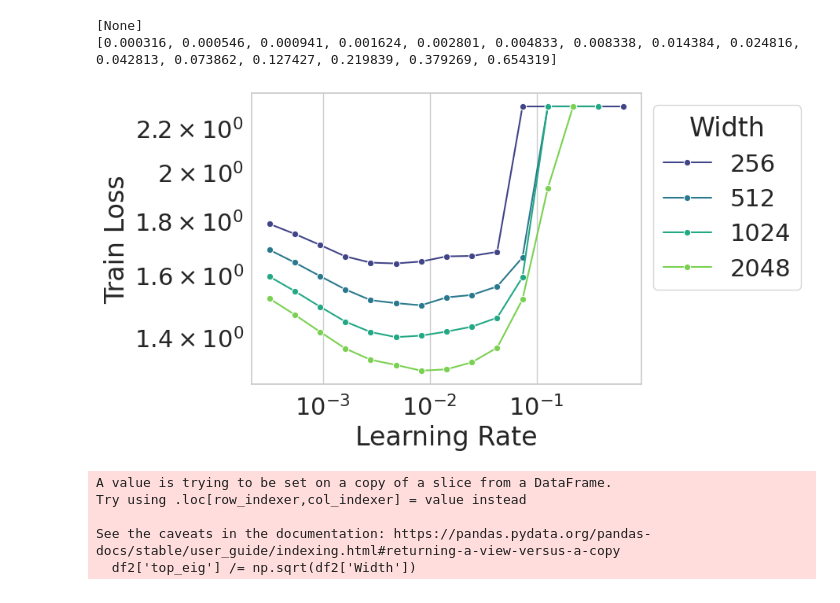
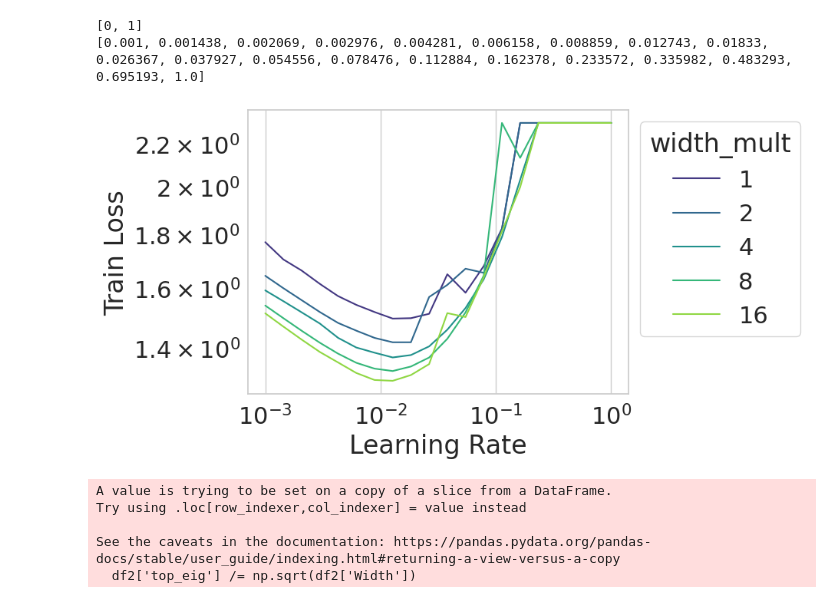
Before and after one commit to lorenzonoci/nn_large_depth_width_landscape, a Jupyter notebook: visualize 2.ipynb, the cells around one changed output. Cells and saved outputs as stored; diff of their text form; code cells hidden in the pictures.

```diff
--- a/visualize 2.ipynb
+++ b/visualize 2.ipynb
@@ -92,8 +92,9 @@ def get_data(folder_path, param, epoch=49):
             d = torch.load(fpath, map_location=torch.device('cpu'))
             d = add_metadata(fp, d)
             d["name"] = fp
-            d['Width'] = args_file['width']
+            d['width_mult'] = args_file['width_mult']
             d['seed'] = args_file['seed']
+            d['rebuttal'] = args_file['rebuttal']
             final_d.append(d)
     return final_d
 def loss_curves(run_ds, train=True, acc=True):
@@ -123,11 +124,12 @@ def loss_curves(run_ds, train=True, acc=True):
                 break
         loss_d["lr"] = d["lr"]
         loss_d["seed"] = d["seed"]
-        loss_d["Width"] = d["Width"]# * 3
+        loss_d["width_mult"] = d["width_mult"]# * 3
         loss_d["step"] = loss_d.index
         loss_d["beta"] = d["beta"]
         loss_d["gamma_zero"] = d["gamma_zero"]
         loss_d["k_layers"] = d["k_layers"]
+        loss_d["rebuttal"] = d["rebuttal"]
         loss_d["batch_size"] = d["batch_size"]
         ds.append(loss_d)
         # except KeyError:
@@ -138,7 +140,7 @@ def get_metrics_df(run_ds, metric):
     for d in run_ds:
         try:
             d[metric] = d['metrics'][metric][-1]
-            d = {k: d[k] for k in (metric, 'lr', 'step', 'width_mult', 'depth_mult', 'mup_depth', 'norm', 'gamma_zero', 'beta', 'k_layers', 'batch_size', 'seed')}
+            d = {k: d[k] for k in (metric, 'lr', 'rebuttal', 'step', 'width_mult', 'depth_mult', 'mup_depth', 'norm', 'gamma_zero', 'beta', 'k_layers', 'batch_size', 'seed')}
             ds.append(d)
         except KeyError as e:
             print(e)
@@ -148,7 +150,7 @@ def get_metrics_df(run_ds, metric):
 sns.set_palette(sns.color_palette("viridis", n_colors=5))
 sns.set_theme(style="whitegrid", font_scale=2.0, palette=sns.color_palette("viridis", n_colors=5))
 n_epochs = 39
-folder_path = "/home/ameterez/work/icml2024/rebuttal/fixed_yang_code_mup_base_256"
+folder_path = "/home/ameterez/work/icml2024/rebuttal/rebuttal_test3"
 metric = "train_loss"
 run_ds = get_data(folder_path, param=None, epoch=n_epochs)
 df = loss_curves(run_ds, acc=False).reset_index()
@@ -156,28 +158,30 @@ df = loss_curves(run_ds, acc=False).reset_index()
 
 lrs = sorted(df.lr.unique())
 batchsizes = sorted(df.batch_size.unique())
-print(batchsizes)
+rebuttals = sorted(df.rebuttal.unique())
+print(rebuttals)
 print(lrs)
 # %% [output]
-[None]
-[0.000316, 0.000546, 0.000941, 0.001624, 0.002801, 0.004833, 0.008338, 0.014384, 0.024816, 0.042813, 0.073862, 0.127427, 0.219839, 0.379269, 0.654319]
+[0, 1]
+[0.001, 0.001438, 0.002069, 0.002976, 0.004281, 0.006158, 0.008859, 0.012743, 0.01833, 0.026367, 0.037927, 0.054556, 0.078476, 0.112884, 0.162378, 0.233572, 0.335982, 0.483293, 0.695193, 1.0]
 # %%
 df2 = df[df['step'] == df['step'].max()]
+df2 = df2[df2['rebuttal'] == 0]
 # df2 = df2[df2['lr'] <= 0.1]
 fig, ax = plt.subplots(ncols=1, nrows=1)
-sns.lineplot(df2, x='lr', y='train_loss', hue='Width', ax=ax, marker='o', palette=sns.color_palette("viridis", n_colors=4))
+sns.lineplot(df2, x='lr', y='train_loss', hue='width_mult', ax=ax, palette=sns.color_palette("viridis", n_colors=5))
 sns.move_legend(ax, loc='upper left', bbox_to_anchor=(1, 1))
 # ax.set_ylim(1.3, 1.6)
 # ax.set_xlim(5e-3, 0.1)
 ax.set_yscale('log')
 ax.set_xscale('log')
 ax.set_ylabel("Train Loss")
 ax.set_xlabel("Learning Rate")
 # ax.set_title(f"Batch size: {batch}")
 # fig.savefig(f"rebuttal_model_transfer.pdf", bbox_inches='tight')
 fig.show()
 # %% [output]
-[figure, old version]
+[figure, new version]
 # %%
 df2 = df[df['lr'].isin([lrs[6]])]
 df2['top_eig'] /= np.sqrt(df2['Width'])
```
Also changed, not shown: 3 other files.
